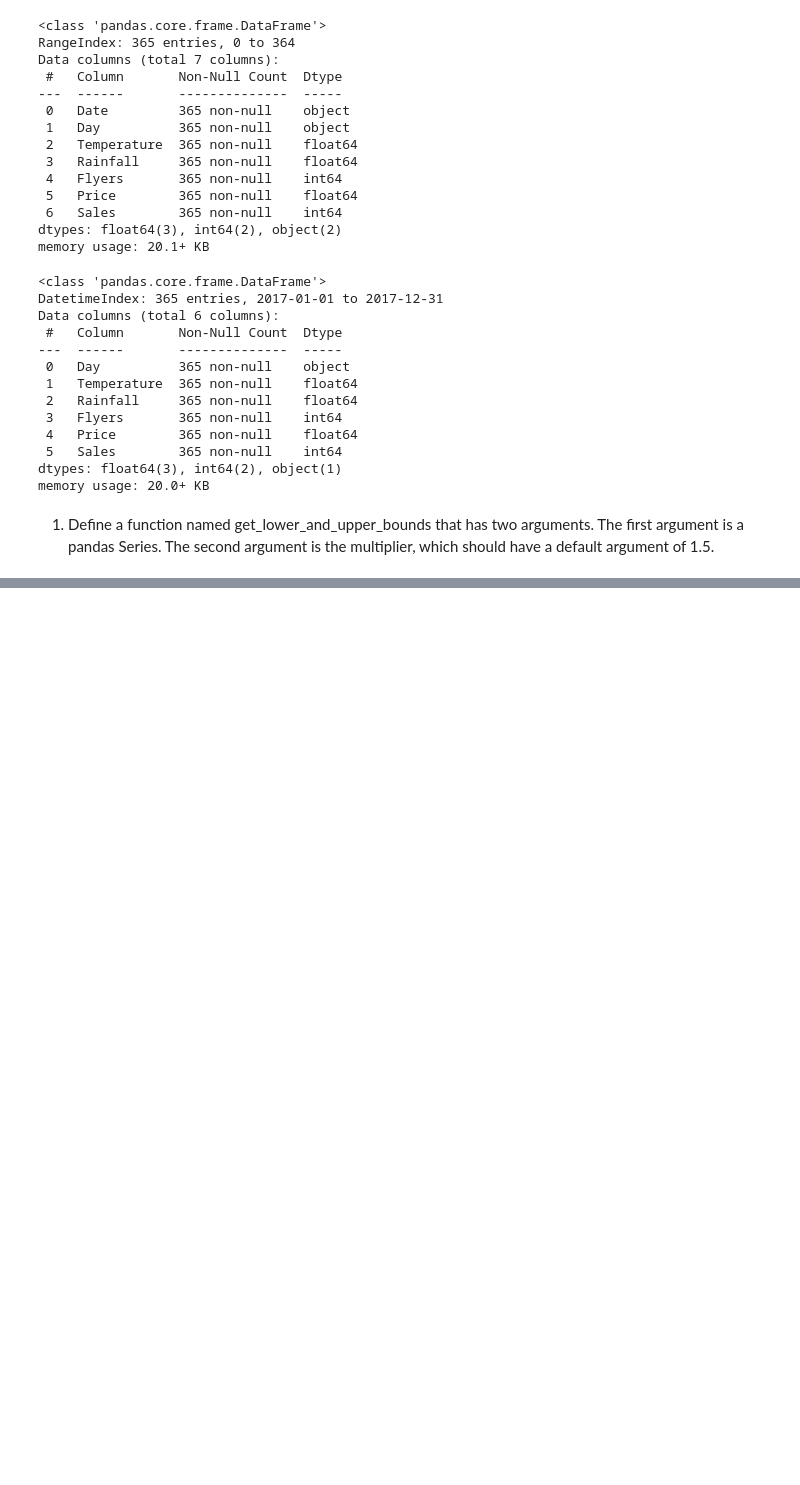
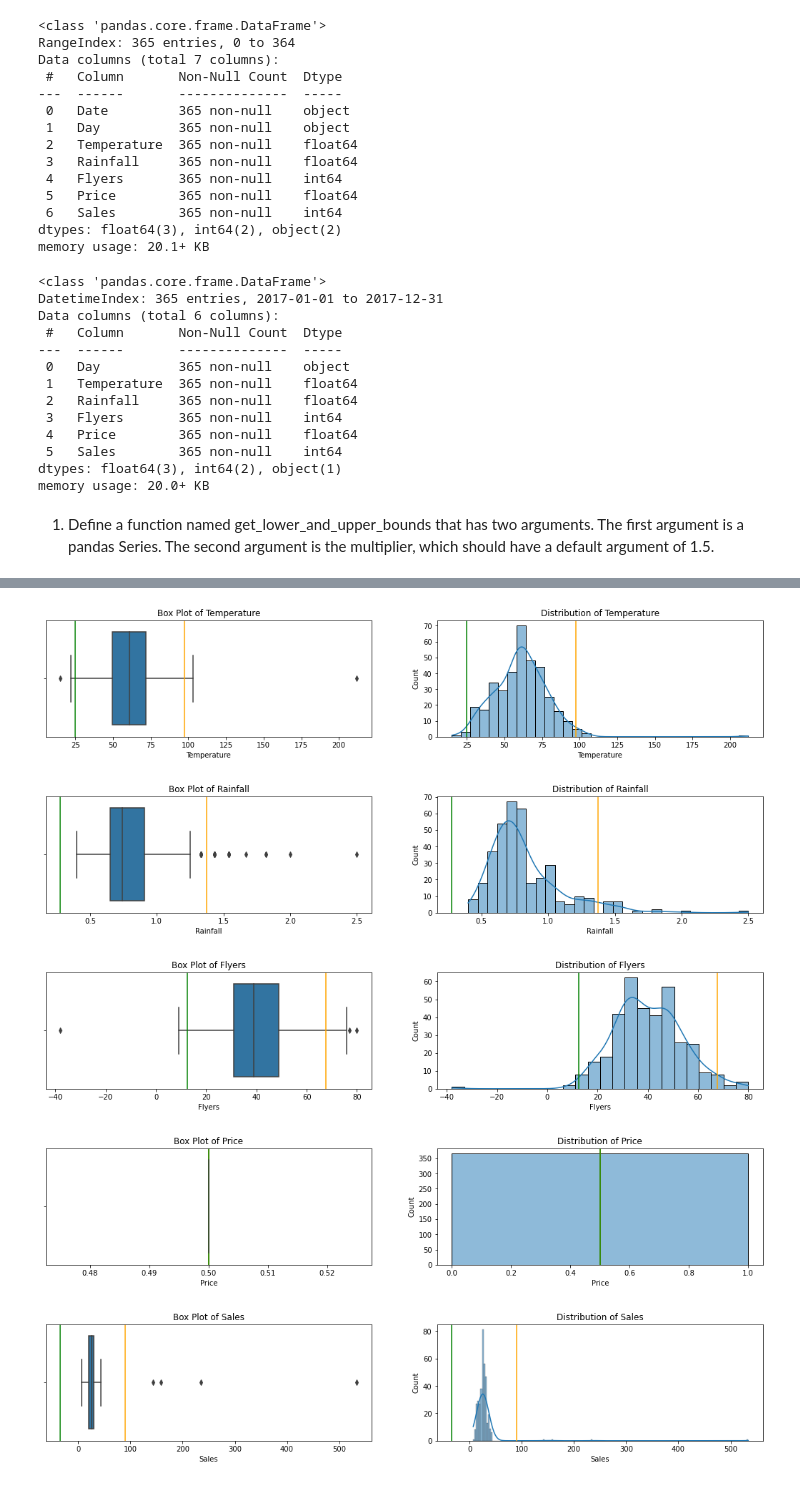
Before and after one commit to hrodjr/anomaly-detection-exercises, a Jupyter notebook: continuous_probabilistic_methods.ipynb, the cells around one changed output, grey strips where cells are left out. Cells and saved outputs as stored; diff of their text form; code cells hidden in the pictures; blank space fills up the shorter version.

```diff
--- a/continuous_probabilistic_methods.ipynb
+++ b/continuous_probabilistic_methods.ipynb
@@ -56,0 +342,41 @@ memory usage: 20.0+ KB
+# %%
+def plot_box_and_dist(df, num_stds = 1, figsize = (18,3)):
+    '''
+    This function is for exploring. Takes in a dataframe with variables
+    you would like to see the box plot of.
+    Input the dataframe (either fully, or using .drop)
+    with ONLY the columns you want to see plotted.
+    This function will do a check for 'object' type columns and not plot those
+    It also plots the standard deviations above and below the mean, default is 1
+    Optional argument figsize. Default it's small.
+    '''
+    # use list comp to create distribution of all non object types
+    col_list = [col for col in list(df) if df[col].dtypes != 'O']
+
+    # loop through numeric columns and plot box plot and histogram
+    for col in col_list:
+        plt.figure(figsize=figsize)
+        plt.subplot(121)
+        sns.boxplot(x = col, data = df)
+        plt.axvline(df[col].mean() + (df[col].std() * num_stds),
+                  c = 'orange')
+        plt.axvline(df[col].mean() - (df[col].std() * num_stds),
+                  c = 'green')
+        plt.title(f'Box Plot of {col}')
+
+        plt.subplot(122)
+        sns.histplot(data = df, x = col, kde=True)
+        plt.axvline(df[col].mean() + (df[col].std() * num_stds),
+                  c = 'orange')
+        plt.axvline(df[col].mean() - (df[col].std() * num_stds),
+                  c = 'green')
+        plt.title(f'Distribution of {col}')
+        plt.show()
+# %%
+plot_box_and_dist(df, num_stds=2)
+# %% [output]
+[figure, added]
+[figure, added]
+[figure, added]
+[figure, added]
+[figure, added]
```
Also changed, not shown: parts of 42 cells of this notebook.
